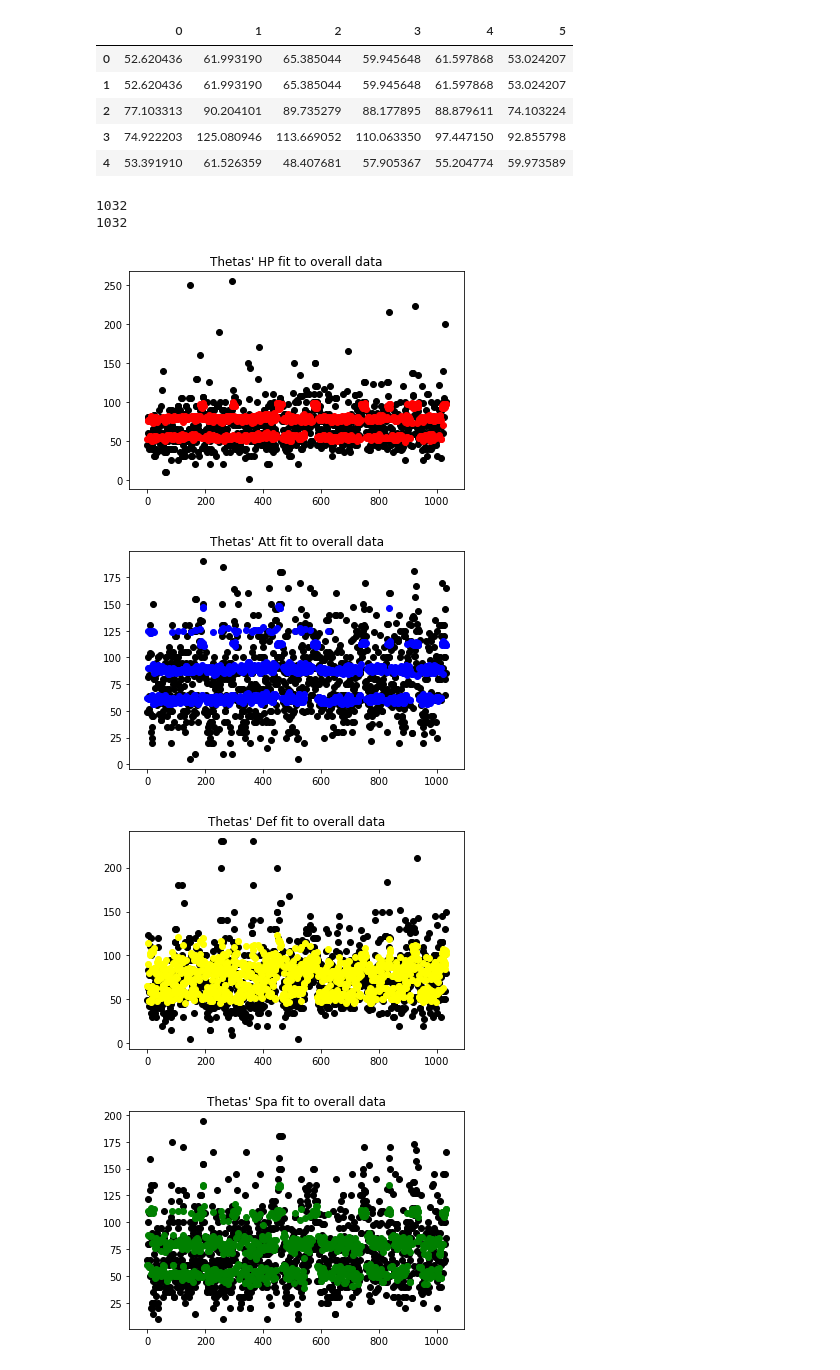
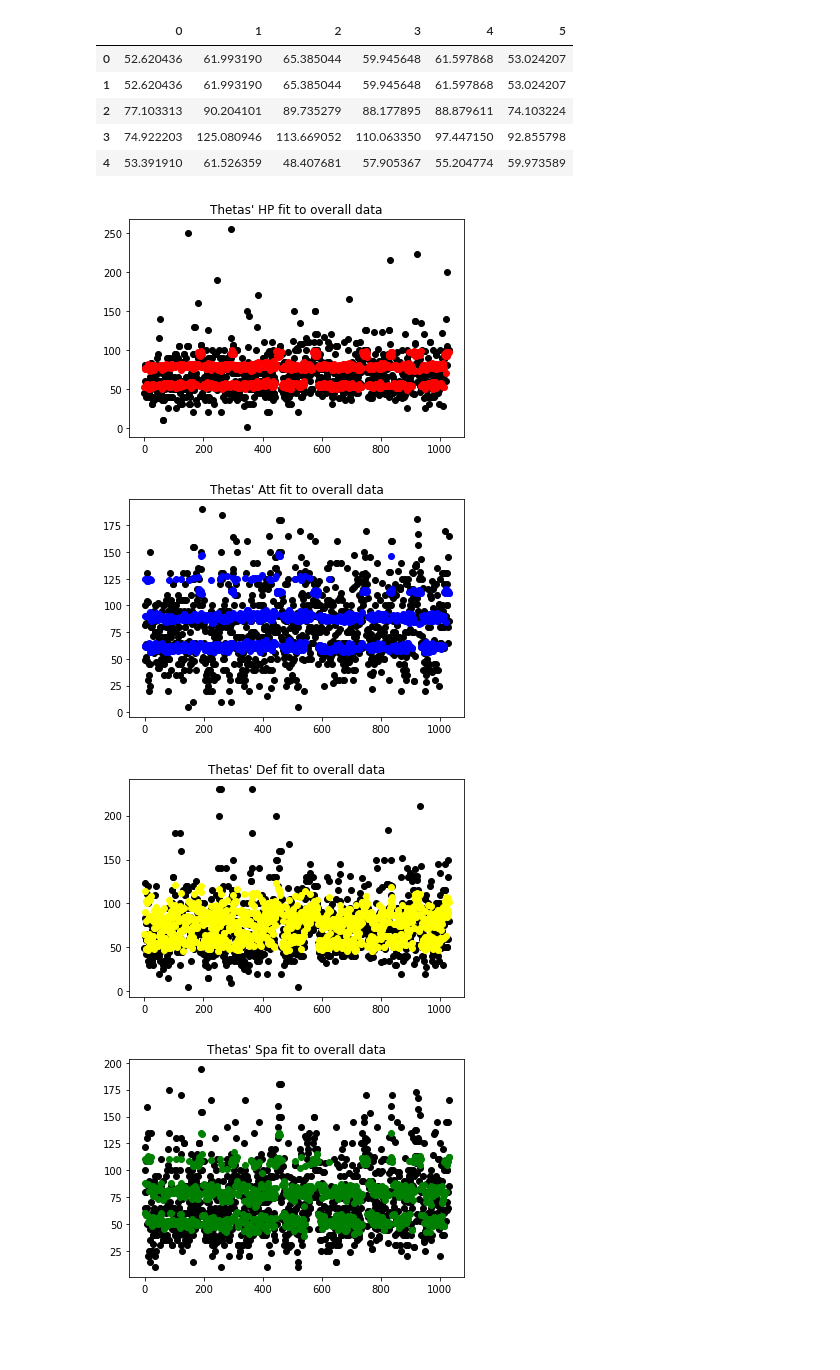
Before and after one commit to shadowfire-ew/MultiLinearRegression, a Jupyter notebook: multilinearregression.ipynb, the cells around one changed output. Saved outputs shown, nothing was run; the diff lists cells and outputs as text; code cells hidden in the pictures; blank space fills up the shorter version.

```diff
--- a/multilinearregression.ipynb
+++ b/multilinearregression.ipynb
@@ -289,3 +322,13 @@ def transform(X,theta):
+# %%
+# the hypothesis function
+def transform(X,theta):
+    """
+    not np.transpose(theta) because of the way we define theta
+    we are transforming the n input columns of x
+        into the o output columns of y,
+        keeping the m rows
+    """
+    return np.matmul(X,theta)
 # %%
 def linearCost(dif,other=None):
     """
@@ -465,8 +543,8 @@ testX.head()
 | 515 | 1 | 0.764706 | 0.111111 | 0.011364 | 0.397727 | 0.829545 | 0.2 | 0.0 | ... |
 # %%
 # training on 10,000 epochs
-startTheta=np.zeros((len(trainX.columns),len(trainY.columns)))
-learnTheta, costs = gradientDescent(trainX,trainY,startTheta,0.1,10000)
+learnTheta=np.zeros((len(trainX.columns),len(trainY.columns)))
+costs = gradientDescent(trainX,trainY,learnTheta,0.1,10000)
 # %% [output]
 Epoch: 0 Cost: [2763.30429448 3755.49693252 3260.57668712 3082.9809816  2873.94110429
  2815.65092025]
@@ -520,5 +603,7 @@ print(avgcostdif)
+# %%
+# switch this bool to true to save each figure as an image
+saveimages=False
 # %%
-#plotting the cost descents
 colors=["red","blue","yellow","green","pink","orange"]
 labels=y.columns
 xrange = range(len(costs[0]))
@@ -526,7 +611,9 @@ for yset in range(len(costs)):
     plt.figure()
     plt.title("cost of "+labels[yset]+" line per epoch")
     plt.scatter(x=xrange,y=costs[yset],color=colors[yset%len(costs)])
-    plt.savefig("Cost{a}OverEpochs.png".format(a=labels[yset]))
+    # saving the fig locally
+    if saveimages:
+        plt.savefig("Cost{a}OverEpochs.png".format(a=labels[yset]))
     plt.show()
 # %% [output]
 [figure]
@@ -546,23 +636,23 @@ fulfit.head()
 | 2 | 77.103313 | 90.204101 | 89.735279 | 88.177895 | 88.879611 | 74.103224 |
 | 3 | 74.922203 | 125.080946 | 113.669052 | 110.063350 | 97.447150 | 92.855798 |
 | 4 | 53.391910 | 61.526359 | 48.407681 | 57.905367 | 55.204774 | 59.973589 |
-# %%
-print(len(y["Att"]))
-print(m)
-# %% [output]
-1032
-1032
 # %%
+# plotting by entry
+# x axis is entry number
+# y is the value of that given stat
 xrangef=range(m)
 for yset in range(len(costs)):
     plt.figure()
     plt.title("Thetas' "+labels[yset]+" fit to overall data")
+    # the actual value
     plt.scatter(x=xrangef,y=y[labels[yset]],color="black")
+    # the predicted value
     plt.scatter(x=xrangef,y=fulfit[yset],color=colors[yset])
-    plt.savefig("Fit{a}OverFull.png".format(a=labels[yset]))
+    if saveimages:
+        plt.savefig("Fit{a}OverFull.png".format(a=labels[yset]))
     plt.show()
 # %% [output]
-[figure, old version]
+[figure, new version]
-[figure, old version]
+[figure, new version]
-[figure, old version]
+[figure, new version]
-[figure, old version]
+[figure, new version]
```
Also changed, not shown: parts of 50 cells of this notebook.
